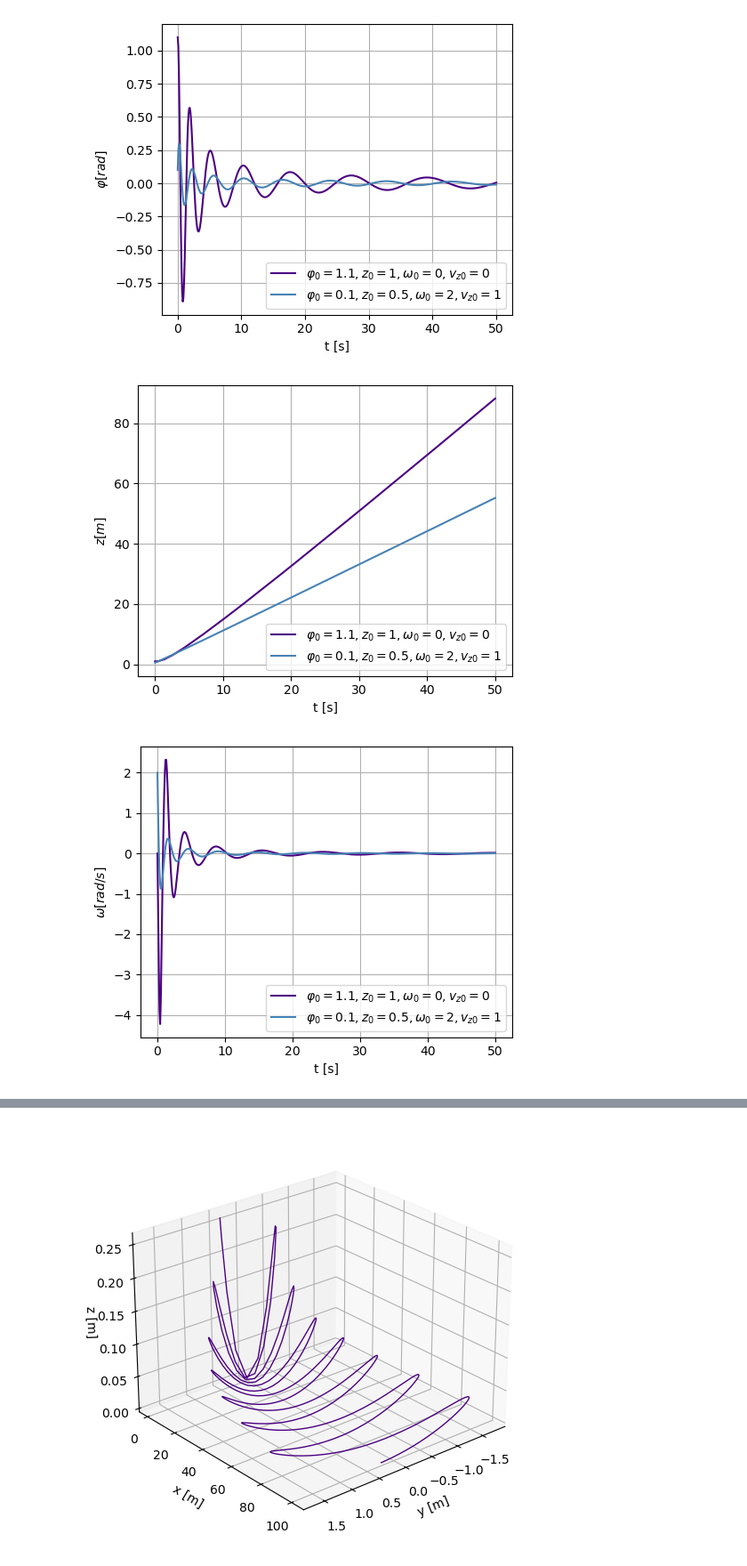
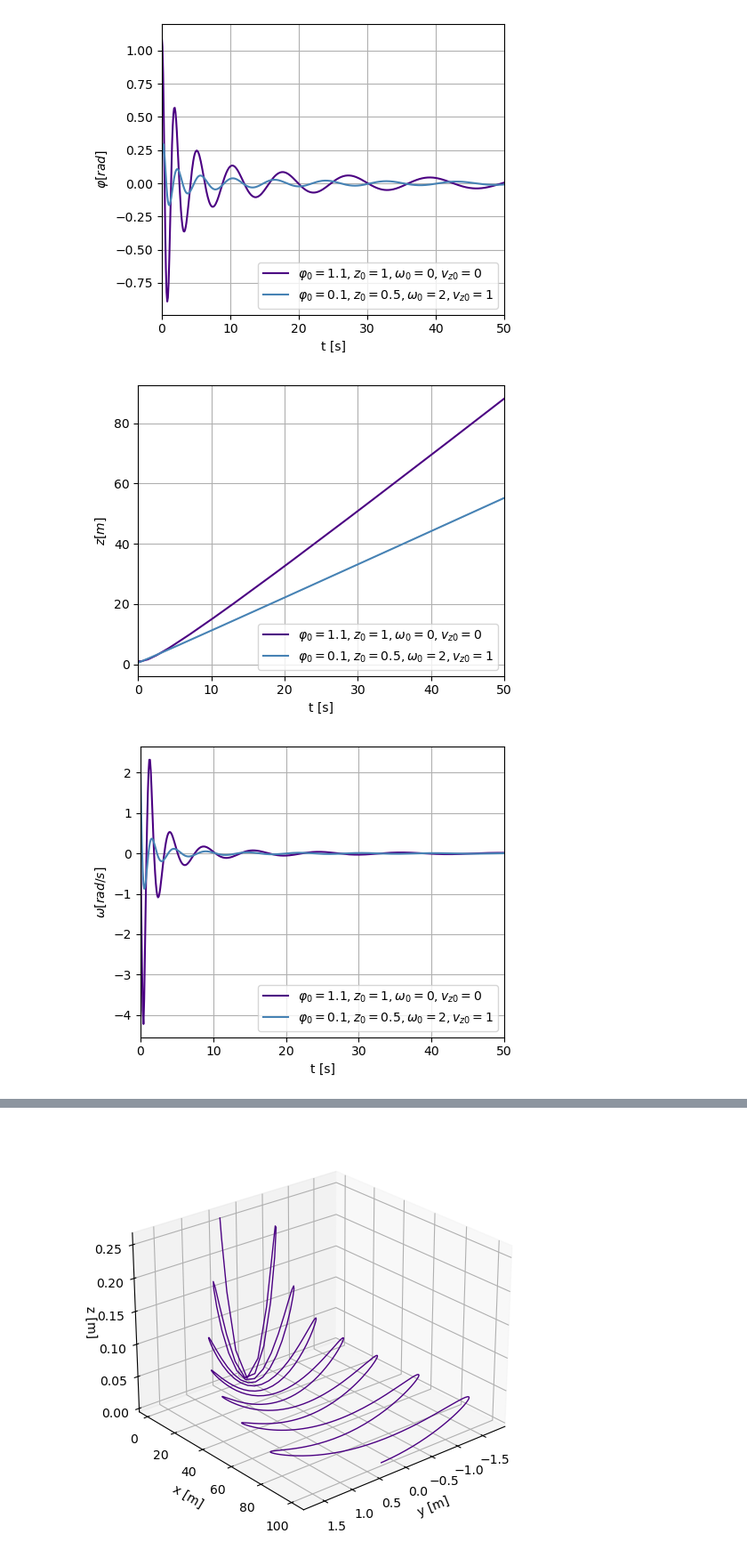
Before and after one commit to w-maks/Numerical-Cone, a Jupyter notebook: plots.ipynb, the cells around one changed output, grey strips where cells are left out. Shown: that part at 89% size. Saved outputs shown, nothing was run; the diff lists cells and outputs as text; code cells hidden in the pictures.

```diff
--- a/plots.ipynb
+++ b/plots.ipynb
@@ -15,18 +15,19 @@ colors = ['indigo', 'steelblue', 'firebrick', 'palevioletred']
 # %%
 i=0
 for k in range (0,4):
     plt.figure(figsize=(5, 4))
     for wp, df in dfs.items():
         plt.plot(df['t'], df[columns[k]], color=colors[i], label=wp)
         i+=1
     i=0
     plt.xlabel("t [s]")
     plt.ylabel(names[k])
+    plt.xlim(0,50)
     plt.grid(True)
     plt.legend(loc="lower right")
     plt.tight_layout()
     plt.show()
 # %% [output]
-[figure, old version]
+[figure, new version]
-[figure, old version]
+[figure, new version]
-[figure, old version]
+[figure, new version]
```
Also changed, not shown: parts of 3 cells of this notebook.
